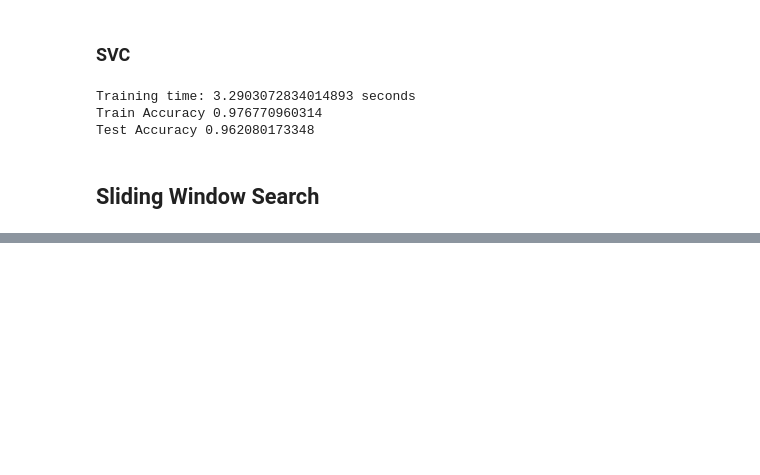
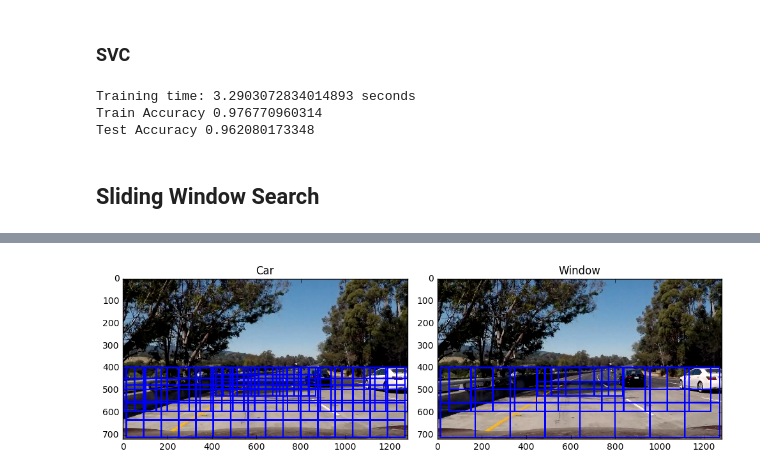
Before and after one commit to WuStangDan/Project-05-Vehicle-Detection-and-Tracking, a Jupyter notebook: proj5-DAS.ipynb, the cells around one changed output, grey strips where cells are left out. Cells and saved outputs as stored; diff of their text form; code cells hidden in the pictures; blank space fills up the shorter version.

Commit message:
Add multiple search window sizes.

```diff
--- a/proj5-DAS.ipynb
+++ b/proj5-DAS.ipynb
@@ -227,0 +165,86 @@ def crop_resize(img, window):
+# %%
+# Draw boxes on new image.
+def draw_boxes(img, bboxes, color=(0, 0, 255), thick=6):
+    imcopy = np.copy(img)
+    for bbox in bboxes:
+        cv2.rectangle(imcopy, bbox[0], bbox[1], color, thick)
+    return imcopy
+
+# Crop window area of image
+def crop_resize(img, window):
+
+    crop = img[window[0][1]:window[1][1], window[0][0]:window[1][0]]
+
+    resize = cv2.resize(crop, (64, 64))
+
+    return resize
+
+# Return x and y coordinates for all computed window search positions.
+def slide_window(img, xy_overlap = 0.5, xy_window = 64, y_start_stop=[400, None]):
+
+
+    xcenter = np.int(img.shape[1]/2)
+
+    # If y start/stop positions not defined, set to image size.
+    if y_start_stop[0] == None:
+        y_start_stop[0] = 0
+    if y_start_stop[1] == None:
+        y_start_stop[1] = img.shape[0]
+
+    # Initialize a list to append window positions to.
+    window_list = []
+
+
+    starty = y_start_stop[0]
+    ny_window = 3
+    growth = 1.104
+
+    for yi in range(0,ny_window):
+        step = np.int(xy_window *(1 - xy_overlap))
+        endy = starty + xy_window
+        nx_window = np.int(img.shape[1]/(step*2))
+        if yi == 0:
+            nx_window = nx_window - 7*np.int(xy_window/step)
+            # How many xy_window tall pixels should be covered in the y direction.
+            ystack = 2
+        if yi == 1:
+            nx_window = nx_window - 0*np.int(xy_window/step)
+            ystack = 2
+        if yi == 2:
+            ystack = 2
+            nx_window = nx_window - 0*np.int(xy_window/step)
+
+        # Ensures that both overlap and non-overlap cases cover the same number of pixels
+        # in the y direction. Ex smallest boxes want to cover 2 * 64 pixels. With non-overlap
+        # thats two sets of 64 pixel tall windows stacked on top of eachother. For 50% overlap
+        # that requires 3 sets of 64 pixels tall windows with 50% overlap.
+        if xy_overlap != 0:
+            ystack =  np.int(ystack*(xy_window/step)) - 1
+
+        for yii in range(ystack):
+            for xi in range(nx_window):
+                startx = xcenter + xi*step
+                endx = startx + xy_window
+                # Only add to list if within image bounds.
+                if endx < img.shape[1]:
+                    window_list.append( ((startx, starty), (endx, endy)) )
+
+                endx = xcenter - xi*step
+                startx = endx - xy_window
+                # Only add to list if within image bounds.
+                if startx > 0:
+                    window_list.append( ((startx, starty), (endx, endy)) )
+
+            starty = starty + step
+            endy = starty + xy_window
+
+        starty = y_start_stop[0]
+        xy_window = np.int(xy_window **growth)
+
+
+
+    # Return the list of window positions.
+    return window_list
+
+debug_img()
+# %% [output]
@@ -227,0 +252 @@ def crop_resize(img, window):
+[figure, added]
```
Also changed, not shown: parts of 5 cells of this notebook.
